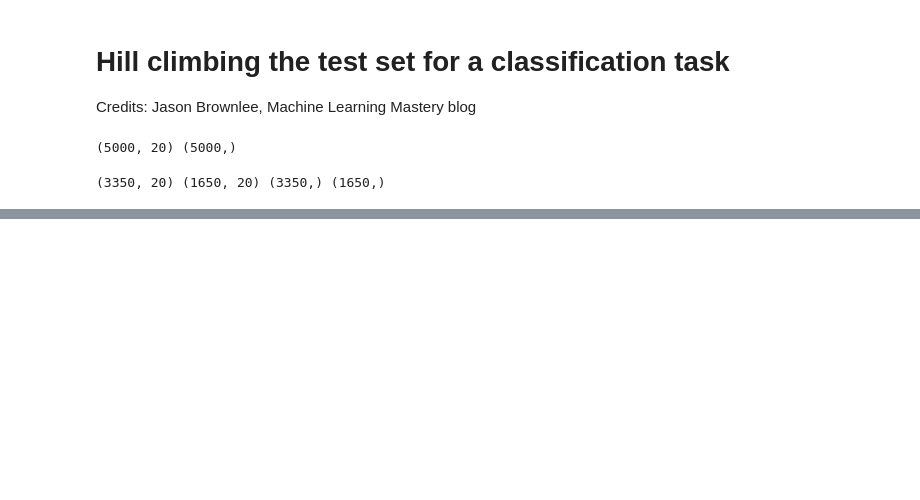
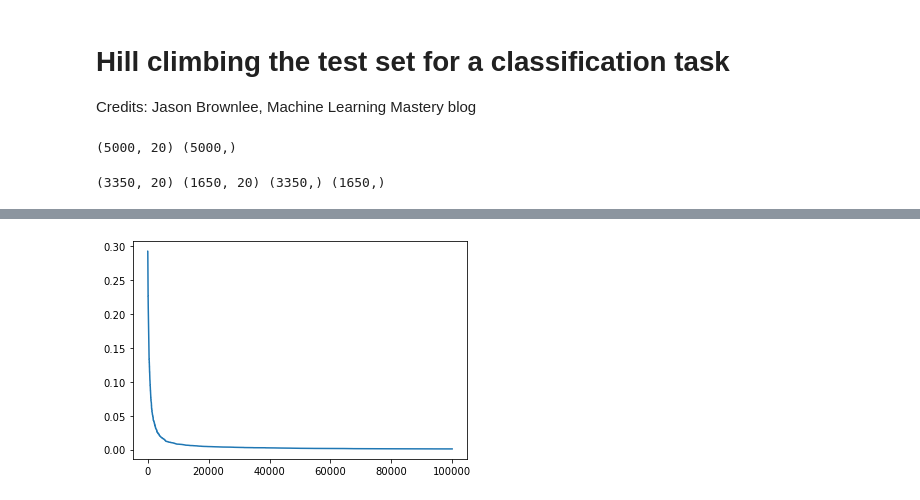
Before and after one commit to piotr-druzdzel/Hill-Climbing-Algorithm, a Jupyter notebook: Hill-Climbing.ipynb, the cells around one changed output, grey strips where cells are left out. Drawn from its saved outputs; the diff is of its cells as text; code cells hidden in the pictures; blank space fills up the shorter version.

```diff
--- a/Hill-Climbing.ipynb
+++ b/Hill-Climbing.ipynb
@@ -102,0 +140,29 @@ plt.show()
+# %%
+# run a hill climb for a set of predictions
+def hill_climb_testset(X_test, y_test, max_iterations):
+    scores = list()
+    # generate the initial solution
+    solution = random_predictions(X_test.shape[0])
+    # evaluate the initial solution
+    score = evaluate_predictions(y_test, solution)
+    print('>%.3f' % score)
+    # hill climb to a solution
+    for i in range(max_iterations):
+        # record scores
+        scores.append(score)
+        # stop once we achieve the best score
+        if score == 0.0:
+            break
+        # generate new candidate
+        candidate = modify_predictions(solution)
+        # evaluate candidate
+        value = evaluate_predictions(y_test, candidate)
+        # check if it is as good or better
+        if value <= score:
+            solution, score = candidate, value
+            print('>%d, score=%.3f' % (i, score))
+    return solution, scores
+# %%
+# load the dataset
+X, y = load_dataset()
+print(X.shape, y.shape)
@@ -102,0 +171,4 @@ plt.show()
+# %%
+# split dataset into train and test sets
+X_train, X_test, y_train, y_test = train_test_split(X, y, test_size=0.33, random_state=1)
+print(X_train.shape, X_test.shape, y_train.shape, y_test.shape)
@@ -102,0 +177,3 @@ plt.show()
+# %%
+# run hill climb
+yhat, scores = hill_climb_testset(X_test, y_test, 100000)
@@ -102,0 +198,6 @@ plt.show()
+# %%
+# plot the scores vs iterations
+plt.plot(scores)
+plt.show()
+# %% [output]
+[figure, added]
```
Also changed, not shown: parts of 11 cells of this notebook.
